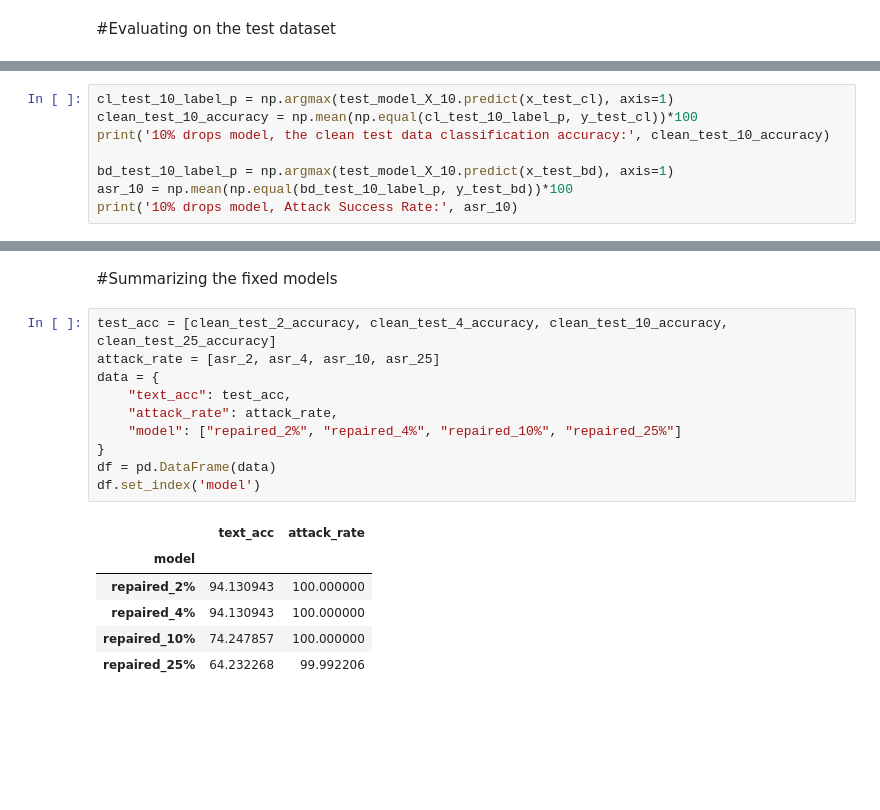
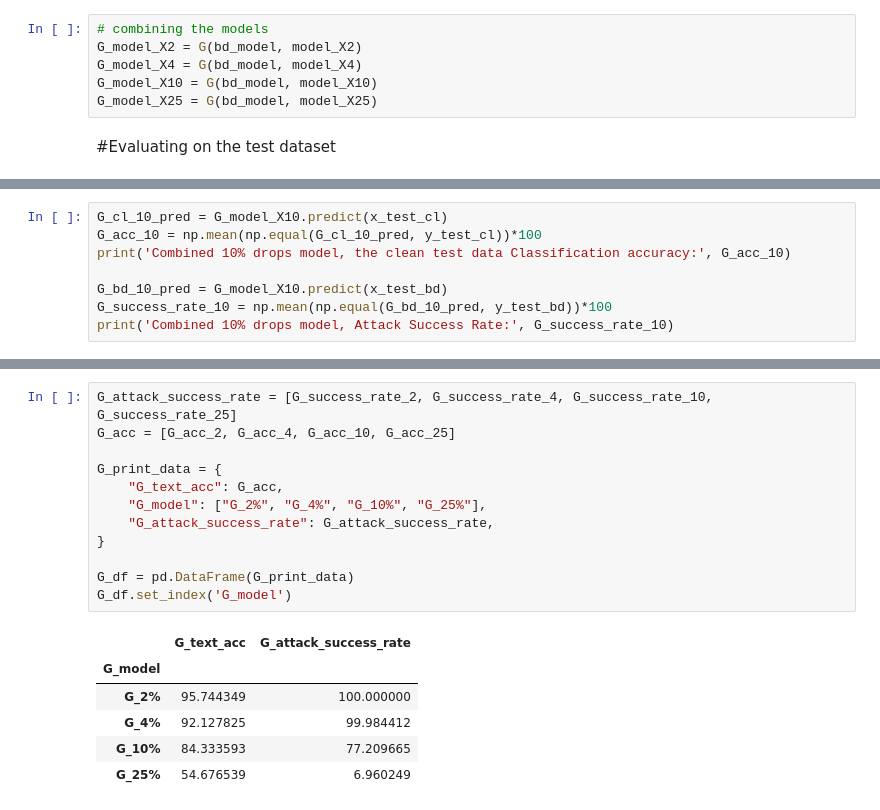
Before and after one commit to akanksha6/ML-Cyber-Security, a Jupyter notebook: MLCyber_Lab4.ipynb, the cells around one changed output, grey strips where cells are left out. Drawn from its saved outputs; the diff is of its cells as text; blank space fills up the shorter version.

```diff
--- a/MLCyber_Lab4.ipynb
+++ b/MLCyber_Lab4.ipynb
@@ -319,2 +303,8 @@ G_model_X_25 = G(bd_model, test_model_X_25)
+# %%
+# combining the models
+G_model_X2 = G(bd_model, model_X2)
+G_model_X4 = G(bd_model, model_X4)
+G_model_X10 = G(bd_model, model_X10)
+G_model_X25 = G(bd_model, model_X25)
 # %% [markdown]
 #Evaluating on the test dataset
@@ -347,9 +427,9 @@ print('4% drops model, Attack Success Rate:', asr_4)
 # %%
-cl_test_10_label_p = np.argmax(test_model_X_10.predict(x_test_cl), axis=1)
-clean_test_10_accuracy = np.mean(np.equal(cl_test_10_label_p, y_test_cl))*100
-print('10% drops model, the clean test data classification accuracy:', clean_test_10_accuracy)
+G_cl_10_pred = G_model_X10.predict(x_test_cl)
+G_acc_10 = np.mean(np.equal(G_cl_10_pred, y_test_cl))*100
+print('Combined 10% drops model, the clean test data Classification accuracy:', G_acc_10)
 
-bd_test_10_label_p = np.argmax(test_model_X_10.predict(x_test_bd), axis=1)
-asr_10 = np.mean(np.equal(bd_test_10_label_p, y_test_bd))*100
-print('10% drops model, Attack Success Rate:', asr_10)
+G_bd_10_pred = G_model_X10.predict(x_test_bd)
+G_success_rate_10 = np.mean(np.equal(G_bd_10_pred, y_test_bd))*100
+print('Combined 10% drops model, Attack Success Rate:', G_success_rate_10)
 # %% [output]
@@ -373,22 +449,22 @@ print('25% drops model, Attack Success Rate:', asr_25)
-# %% [markdown]
-#Summarizing the fixed models
-# %%
-test_acc = [clean_test_2_accuracy, clean_test_4_accuracy, clean_test_10_accuracy, clean_test_25_accuracy]
-attack_rate = [asr_2, asr_4, asr_10, asr_25]
-data = {
-    "text_acc": test_acc,
-    "attack_rate": attack_rate,
-    "model": ["repaired_2%", "repaired_4%", "repaired_10%", "repaired_25%"]
-}
-df = pd.DataFrame(data)
-df.set_index('model')
-# %% [output]
-|  | text_acc | attack_rate |
-| model |  |  |
-| repaired_2% | 94.130943 | 100.000000 |
-| repaired_4% | 94.130943 | 100.000000 |
-| repaired_10% | 74.247857 | 100.000000 |
-| repaired_25% | 64.232268 | 99.992206 |
+# %%
+G_attack_success_rate = [G_success_rate_2, G_success_rate_4, G_success_rate_10, G_success_rate_25]
+G_acc = [G_acc_2, G_acc_4, G_acc_10, G_acc_25]
+
+G_print_data = {
+    "G_text_acc": G_acc,
+    "G_model": ["G_2%", "G_4%", "G_10%", "G_25%"],
+    "G_attack_success_rate": G_attack_success_rate,
+}
+
+G_df = pd.DataFrame(G_print_data)
+G_df.set_index('G_model')
+# %% [output]
+|  | G_text_acc | G_attack_success_rate |
+| G_model |  |  |
+| G_2% | 95.744349 | 100.000000 |
+| G_4% | 92.127825 | 99.984412 |
+| G_10% | 84.333593 | 77.209665 |
+| G_25% | 54.676539 | 6.960249 |
 # %%
 opacity = 0.6
 bar_width = 0.5
```
Also changed, not shown: parts of 34 cells of this notebook.
